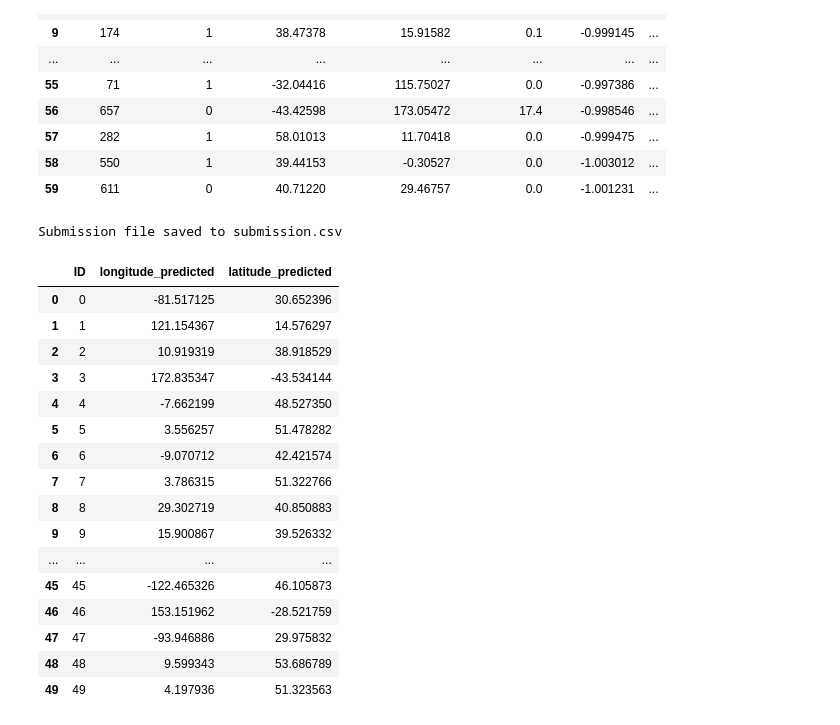
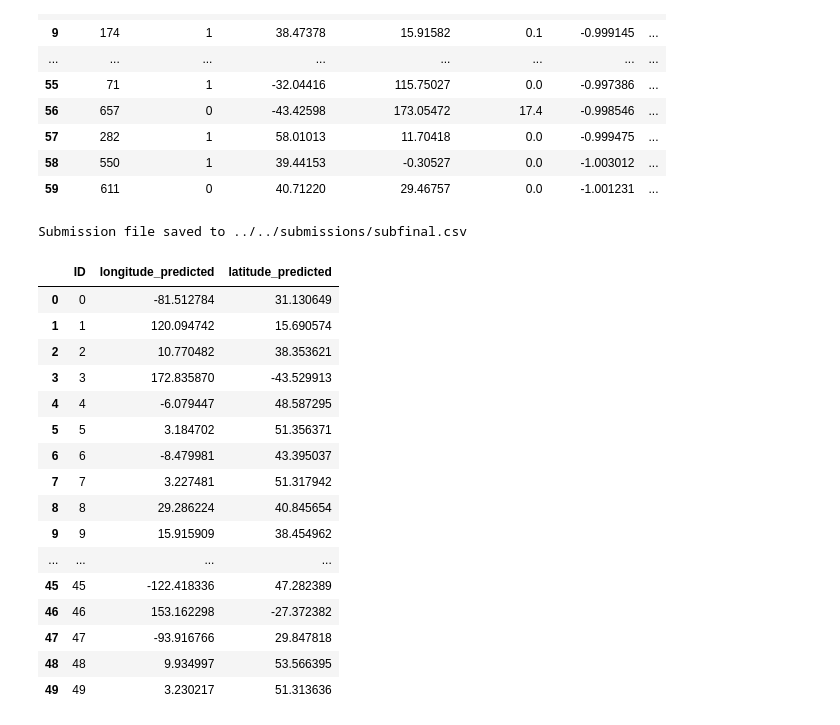
Before and after one commit to michaelbrusegard/machine-learning, a Jupyter notebook: src/jacob/shortNotebookFinal.ipynb, the cells around one changed output. Saved outputs shown, nothing was run; the diff lists cells and outputs as text; code cells hidden in the pictures.

Commit message:
add a new submission

```diff
--- a/src/jacob/shortNotebookFinal.ipynb
+++ b/src/jacob/shortNotebookFinal.ipynb
@@ -39,7 +39,7 @@ Data columns (total 11 columns):
 dtypes: float64(4), int64(3), object(4)
 memory usage: 127.7+ MB
 # %%
-testset = pd.read_csv('ais_test.csv')
+testset = pd.read_csv('../../original_data/ais_test.csv')
 testset.info()
 # %% [output]
 <class 'pandas.core.frame.DataFrame'>
@@ -281,7 +281,7 @@ baseDataset = calculate_movement_deltas(baseDataset)
  ### Employ Port based feature
 # %%
 # Define the path to your file in the bucket
-file_path = 'ports.csv'
+file_path = '../../original_data/ports.csv'
 
 #Load the file into a pandas dataframe
 ports = pd.read_csv(file_path, delimiter= '|', encoding= 'utf-8')
@@ -435,8 +435,8 @@ def fill_test_data(training_filepath, test_filepath, ports_df, le, distance_thre
 
 
 test_filled = fill_test_data(
-    training_filepath='ais_train.csv',
-    test_filepath='ais_test.csv',
+    training_filepath='../../original_data/ais_train.csv',
+    test_filepath='../../original_data/ais_test.csv',
     ports_df=ports,
     le=le,
     distance_threshold_nm=3,
@@ -487,7 +487,7 @@ def lagged_training_data(df, lag_steps):
 # %% [markdown]
 For instance, each vessel should apprxoimately have 240 instances for all the 5 days, i.e. we should train on 240 lags to capture all possibilities, however this reduces amount of data for the first lags (which are more important), thus we could also specify 50 lags, for example to train on the first day, nd get more data for that!
 # %%
-def create_trainingset(df, max_size=12000000, total_lags=240):
+def create_trainingset(df, max_size=12000000, total_lags=50):
     """
     Creates a training dataset by sampling data from specified lags, with sample size per lag
     dynamically adjusted based on the total number of lags.
@@ -679,48 +677,48 @@ def predict_and_prepare_submission(predictor, testset, test_ids, submission_path
     - test_ids (pd.Series or list): The IDs for each entry in the test set.
     - submission_path (str): The path to save the submission CSV file.
 
     Returns:
     - pd.DataFrame: The final submission dataframe.
     """
     # Step 1: Predict both latitude and longitude on the test set
     predictions = predictor.predict(testset)
 
     # Step 2: Extract latitude and longitude predictions
     latitude_predictions = predictions[:, 0]
     longitude_predictions = predictions[:, 1]
 
     # Step 3: Combine predictions with test IDs into a single DataFrame
     submission_df = pd.DataFrame({
         'ID': test_ids,
         'longitude_predicted': longitude_predictions,
         'latitude_predicted': latitude_predictions
     })
 
     # Step 4: Save to CSV with the correct column order
     submission_df.to_csv(submission_path, index=False, columns=['ID', 'longitude_predicted', 'latitude_predicted'])
     print(f"Submission file saved to {submission_path}")
 
     return submission_df
 
 # Example usage:
-submission_df = predict_and_prepare_submission(model, testset, test_ids, 'submission.csv')
+submission_df = predict_and_prepare_submission(model, testset, test_ids, '../../submissions/subfinal.csv')
 submission_df.head(50)  # To verify the structure of the submission file
 # %% [output]
-Submission file saved to submission.csv
+Submission file saved to ../../submissions/subfinal.csv
 |  | ID | longitude_predicted | latitude_predicted |
-| 0 | 0 | -81.517125 | 30.652396 |
-| 1 | 1 | 121.154367 | 14.576297 |
-| 2 | 2 | 10.919319 | 38.918529 |
-| 3 | 3 | 172.835347 | -43.534144 |
-| 4 | 4 | -7.662199 | 48.527350 |
-| 5 | 5 | 3.556257 | 51.478282 |
-| 6 | 6 | -9.070712 | 42.421574 |
-| 7 | 7 | 3.786315 | 51.322766 |
-| 8 | 8 | 29.302719 | 40.850883 |
-| 9 | 9 | 15.900867 | 39.526332 |
+| 0 | 0 | -81.512784 | 31.130649 |
+| 1 | 1 | 120.094742 | 15.690574 |
+| 2 | 2 | 10.770482 | 38.353621 |
+| 3 | 3 | 172.835870 | -43.529913 |
+| 4 | 4 | -6.079447 | 48.587295 |
+| 5 | 5 | 3.184702 | 51.356371 |
+| 6 | 6 | -8.479981 | 43.395037 |
+| 7 | 7 | 3.227481 | 51.317942 |
+| 8 | 8 | 29.286224 | 40.845654 |
+| 9 | 9 | 15.915909 | 38.454962 |
 | ... | ... | ... | ... |
-| 45 | 45 | -122.465326 | 46.105873 |
-| 46 | 46 | 153.151962 | -28.521759 |
-| 47 | 47 | -93.946886 | 29.975832 |
-| 48 | 48 | 9.599343 | 53.686789 |
-| 49 | 49 | 4.197936 | 51.323563 |
+| 45 | 45 | -122.418336 | 47.282389 |
+| 46 | 46 | 153.162298 | -27.372382 |
+| 47 | 47 | -93.916766 | 29.847818 |
+| 48 | 48 | 9.934997 | 53.566395 |
+| 49 | 49 | 3.230217 | 51.313636 |
```
Also changed, not shown: parts of 6 cells of this notebook, 2 other files.
